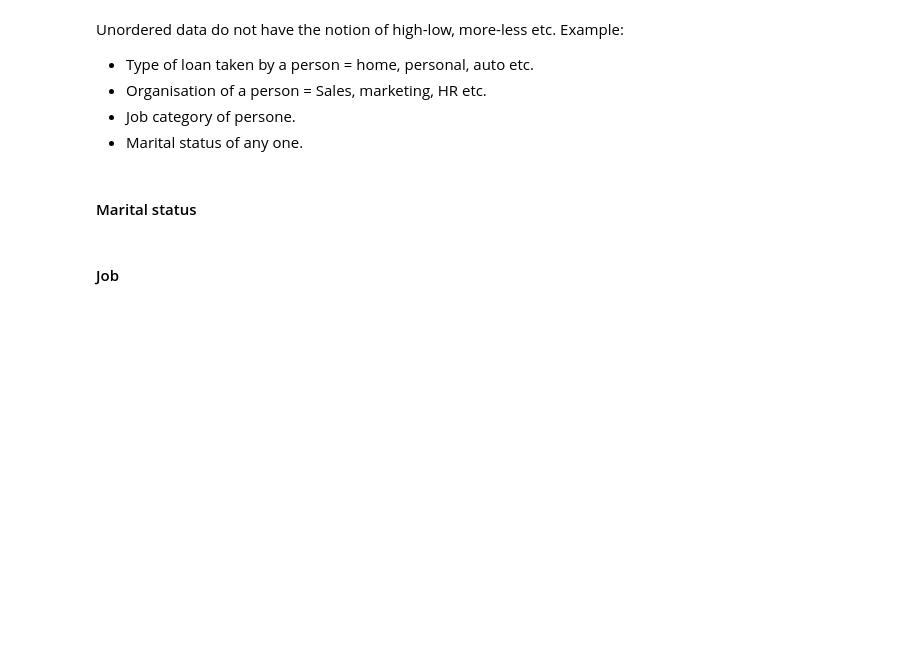
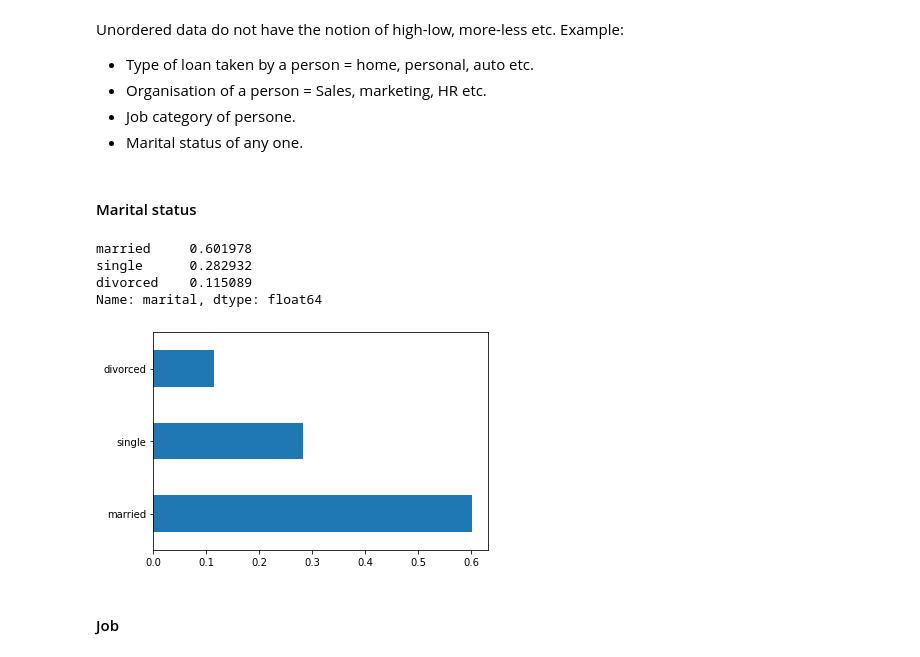
Before and after one commit to abhinav-m/data-science-bootcamp, a Jupyter notebook: upgrad-data-science-primer/exercise-notebooks/Bank+Marketing+Campaign_EDA-blank+notebook.ipynb, the cells around one changed output. Drawn from its saved outputs; the diff is of its cells as text; code cells hidden in the pictures; blank space fills up the shorter version.

```diff
--- a/upgrad-data-science-primer/exercise-notebooks/Bank+Marketing+Campaign_EDA-blank+notebook.ipynb
+++ b/upgrad-data-science-primer/exercise-notebooks/Bank+Marketing+Campaign_EDA-blank+notebook.ipynb
@@ -388,8 +393,18 @@ Unordered data do not have the notion of high-low, more-less etc. Example:
 #### Marital status
 # %%
 #calculate the percentage of each marital status category.
+inp1.marital.value_counts(normalize = True)
+# %% [output]
+married     0.601978
+single      0.282932
+divorced    0.115089
+Name: marital, dtype: float64
 # %%
 #plot the bar graph of percentage marital status categories
+inp1.marital.value_counts(normalize = True).plot.barh()
+plt.show()
+# %% [output]
+[figure, added]
 # %% [markdown]
 #### Job
 # %%
```
Also changed, not shown: parts of 8 cells of this notebook.
